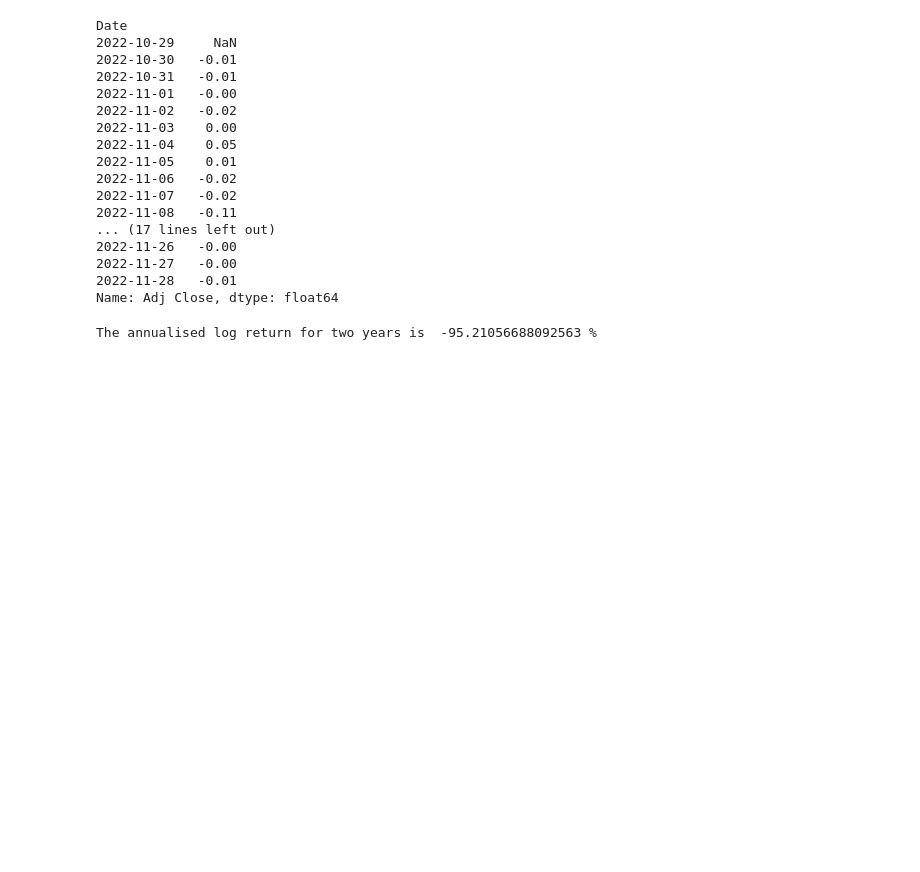
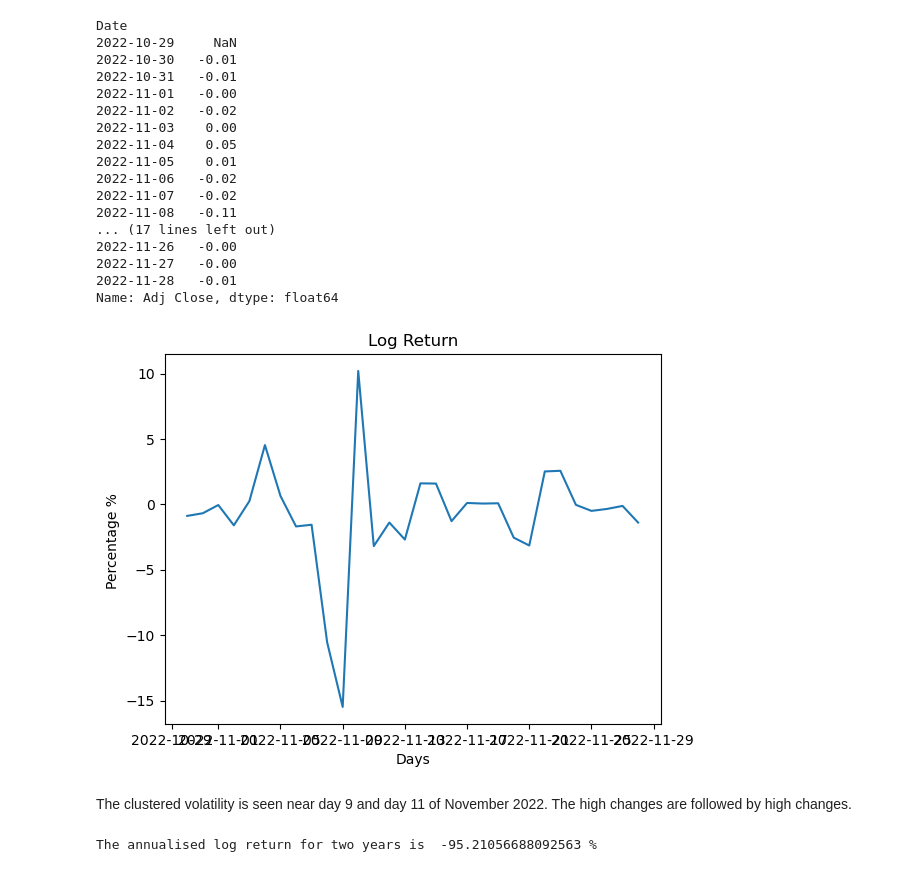
Before and after one commit to Vasundhara-Khajuria/CMF_CW_Final, a Jupyter notebook: CW_Copy_1.ipynb, the cells around one changed output. Drawn from its saved outputs; the diff is of its cells as text; code cells hidden in the pictures; blank space fills up the shorter version.

```diff
--- a/CW_Copy_1.ipynb
+++ b/CW_Copy_1.ipynb
@@ -156,6 +158,16 @@ Date
 2022-11-27   -0.00
 2022-11-28   -0.01
 Name: Adj Close, dtype: float64
+# %%
+fig = plt.figure()
+plt.plot(Bit_log_Ret * 100)
+plt.xlabel('Days')
+plt.ylabel('Percentage % ')
+plt.title('Log Return');
+# %% [output]
+[figure, added]
+# %% [markdown]
+The clustered volatility is seen near day 9 and day 11 of November 2022. The high changes are followed by high changes.
 # %%
 Avg_ret_1M = float(np.mean(Bit_log_Ret))
 Ann_Ret_1M = np.exp(Avg_ret_1M*365)-1
```
Also changed, not shown: parts of 2 cells of this notebook.
